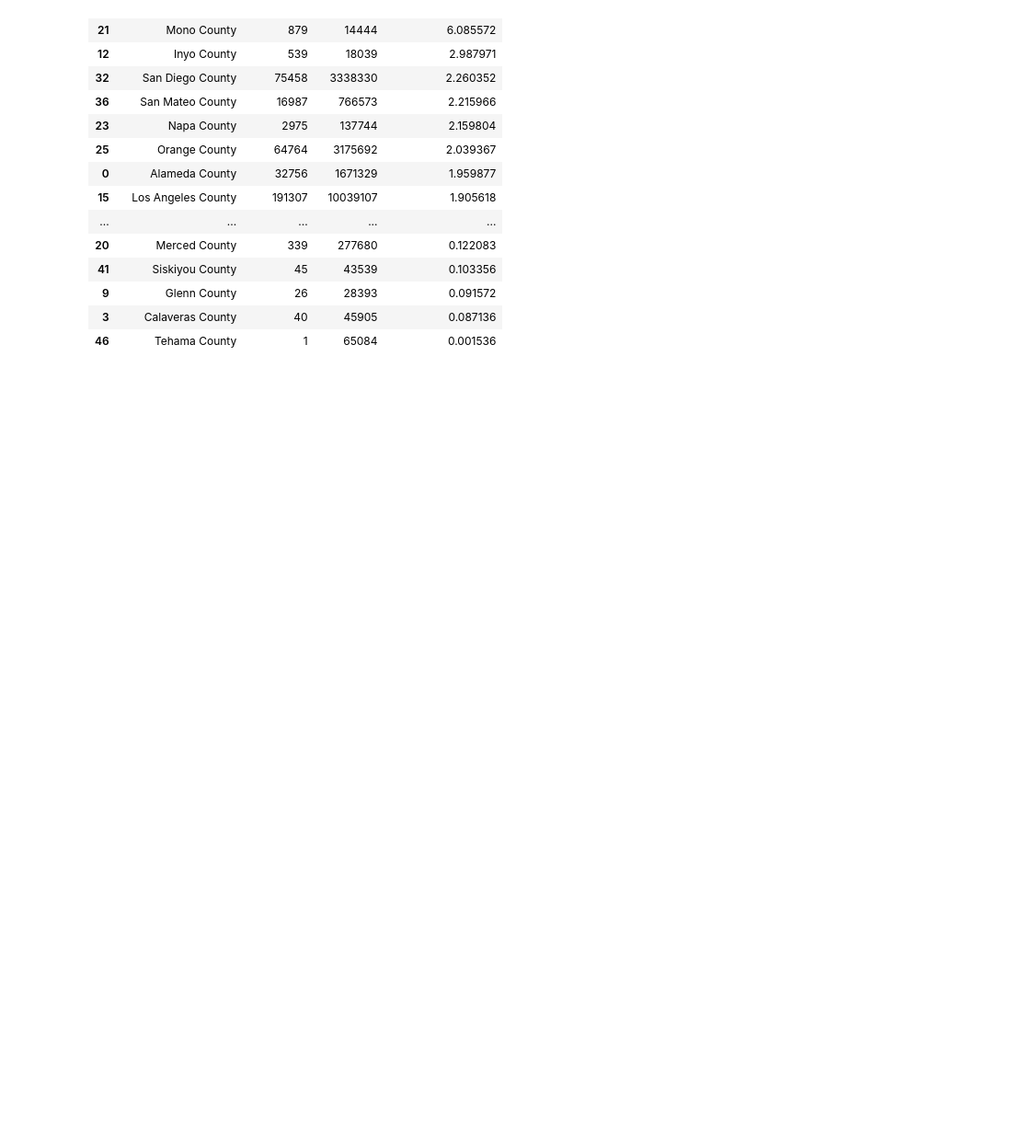
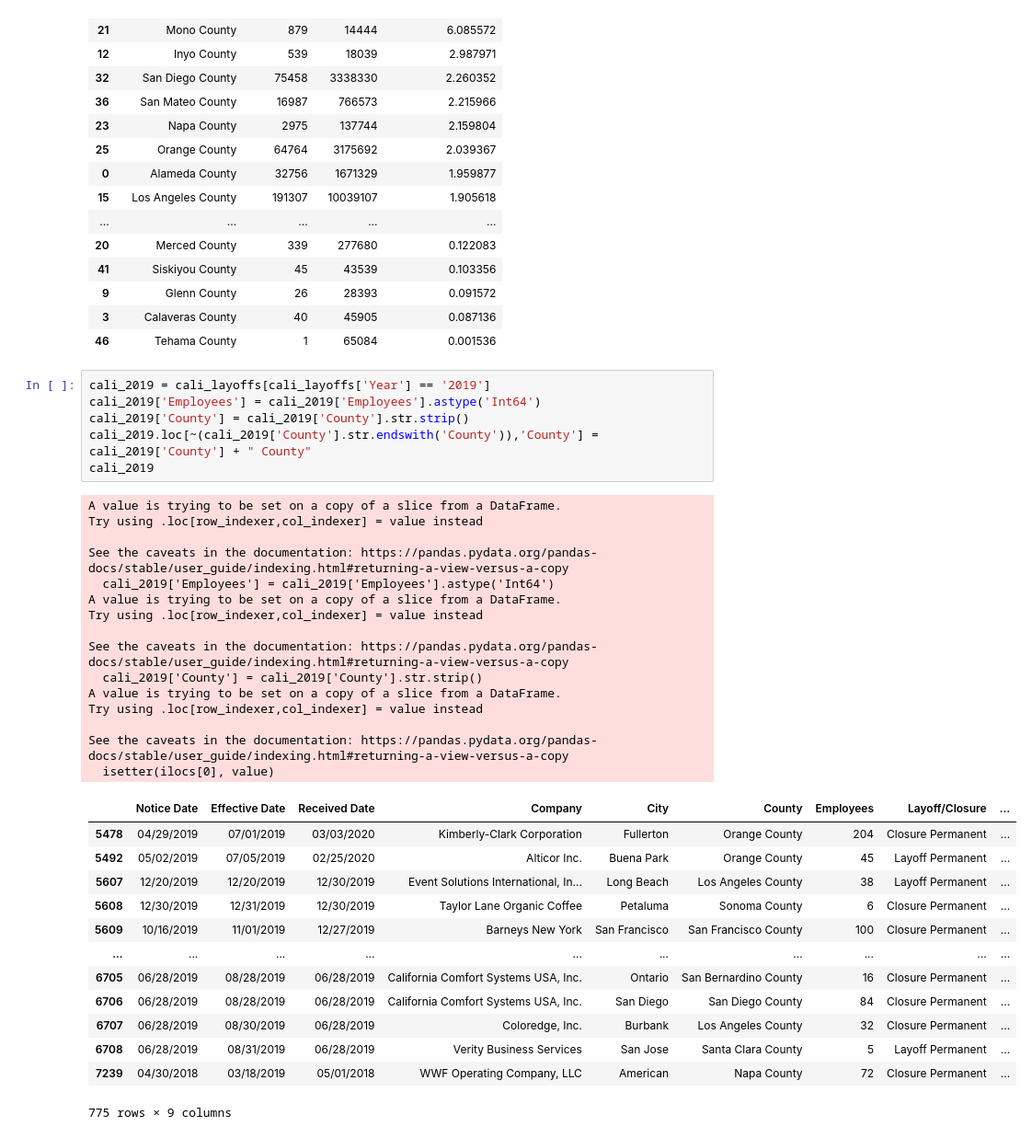
Before and after one commit to biglocalnews/WARN_Cali_analysis, a Jupyter notebook: hardest_hit/hardest_hit_bylayoffs.ipynb, the cells around one changed output. Shown at 92% size. Drawn from its saved outputs; the diff is of its cells as text; blank space fills up the shorter version.

Commit message:
final tweaks to hardest hit layoffs exploration

```diff
--- a/hardest_hit/hardest_hit_bylayoffs.ipynb
+++ b/hardest_hit/hardest_hit_bylayoffs.ipynb
@@ -115,3 +115,38 @@ layoffs.sort_values(by='Percentage Laid Off', ascending=False)
 | 9 | Glenn County | 26 | 28393 | 0.091572 |
 | 3 | Calaveras County | 40 | 45905 | 0.087136 |
 | 46 | Tehama County | 1 | 65084 | 0.001536 |
+# %%
+cali_2019 = cali_layoffs[cali_layoffs['Year'] == '2019']
+cali_2019['Employees'] = cali_2019['Employees'].astype('Int64')
+cali_2019['County'] = cali_2019['County'].str.strip()
+cali_2019.loc[~(cali_2019['County'].str.endswith('County')),'County'] = cali_2019['County'] + " County"
+cali_2019
+# %% [output]
+A value is trying to be set on a copy of a slice from a DataFrame.
+Try using .loc[row_indexer,col_indexer] = value instead
+
+See the caveats in the documentation: https://pandas.pydata.org/pandas-docs/stable/user_guide/indexing.html#returning-a-view-versus-a-copy
+  cali_2019['Employees'] = cali_2019['Employees'].astype('Int64')
+A value is trying to be set on a copy of a slice from a DataFrame.
+Try using .loc[row_indexer,col_indexer] = value instead
+
+See the caveats in the documentation: https://pandas.pydata.org/pandas-docs/stable/user_guide/indexing.html#returning-a-view-versus-a-copy
+  cali_2019['County'] = cali_2019['County'].str.strip()
+A value is trying to be set on a copy of a slice from a DataFrame.
+Try using .loc[row_indexer,col_indexer] = value instead
+
+See the caveats in the documentation: https://pandas.pydata.org/pandas-docs/stable/user_guide/indexing.html#returning-a-view-versus-a-copy
+  isetter(ilocs[0], value)
+|  | Notice Date | Effective Date | Received Date | Company | City | County | Employees | Layoff/Closure | ... |
+| 5478 | 04/29/2019 | 07/01/2019 | 03/03/2020 | Kimberly-Clark Corporation | Fullerton | Orange County | 204 | Closure Permanent | ... |
+| 5492 | 05/02/2019 | 07/05/2019 | 02/25/2020 | Alticor Inc. | Buena Park | Orange County | 45 | Layoff Permanent | ... |
+| 5607 | 12/20/2019 | 12/20/2019 | 12/30/2019 | Event Solutions International, In... | Long Beach | Los Angeles County | 38 | Layoff Permanent | ... |
+| 5608 | 12/30/2019 | 12/31/2019 | 12/30/2019 | Taylor Lane Organic Coffee | Petaluma | Sonoma County | 6 | Closure Permanent | ... |
+| 5609 | 10/16/2019 | 11/01/2019 | 12/27/2019 | Barneys New York | San Francisco | San Francisco County | 100 | Closure Permanent | ... |
+| ... | ... | ... | ... | ... | ... | ... | ... | ... | ... |
+| 6705 | 06/28/2019 | 08/28/2019 | 06/28/2019 | California Comfort Systems USA, Inc. | Ontario | San Bernardino County | 16 | Closure Permanent | ... |
+| 6706 | 06/28/2019 | 08/28/2019 | 06/28/2019 | California Comfort Systems USA, Inc. | San Diego | San Diego County | 84 | Closure Permanent | ... |
+| 6707 | 06/28/2019 | 08/30/2019 | 06/28/2019 | Coloredge, Inc. | Burbank | Los Angeles County | 32 | Closure Permanent | ... |
+| 6708 | 06/28/2019 | 08/31/2019 | 06/28/2019 | Verity Business Services | San Jose | Santa Clara County | 5 | Layoff Permanent | ... |
+| 7239 | 04/30/2018 | 03/18/2019 | 05/01/2018 | WWF Operating Company, LLC | American | Napa County | 72 | Closure Permanent | ... |
+775 rows × 9 columns
```
Also changed, not shown: parts of 7 cells of this notebook.
